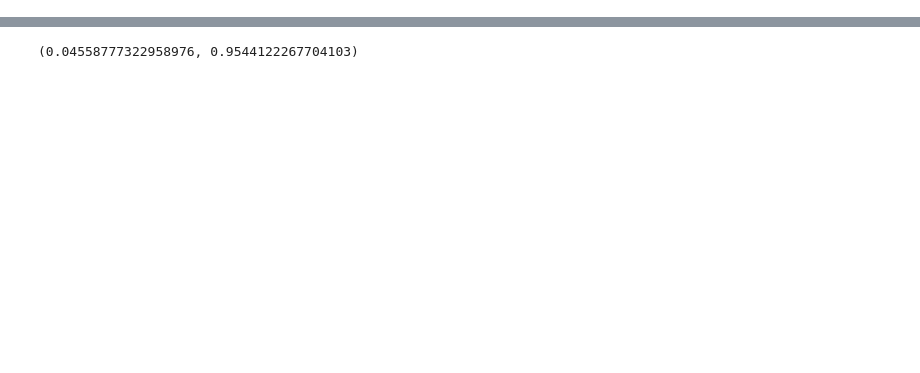
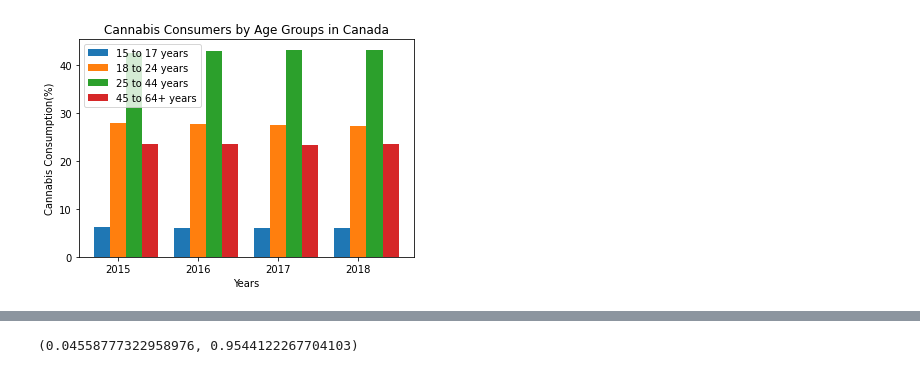
Before and after one commit to MattDavies1/Data-Bootcamp-Project, a Jupyter notebook: alc_cannabis_consumption.ipynb, the cells around one changed output, grey strips where cells are left out. Drawn from its saved outputs; the diff is of its cells as text; code cells hidden in the pictures; blank space fills up the shorter version.

```diff
--- a/alc_cannabis_consumption.ipynb
+++ b/alc_cannabis_consumption.ipynb
@@ -311,0 +197,5 @@ cc = sts.pearsonr(merge3_df["Cannabis Consumers Population (%)"],merge3_df["Heav
+# %%
+#create a df for total individuals who consume cannabis
+reduced_can_df
+total_pop_can = reduced_can_df.loc[reduced_can_df["Age group"]=="15 years and over",["Year","Value"]]
+total_pop_can
@@ -311,0 +208,10 @@ cc = sts.pearsonr(merge3_df["Cannabis Consumers Population (%)"],merge3_df["Heav
+# %%
+# group by year and age group
+can_groupby_df = reduced_can_df.groupby(["Year","Age group"]).sum()
+can_groupby_df = can_groupby_df.reset_index()
+# merge cannabis df with total df and clean up data
+merge_can = pd.merge(can_groupby_df,total_pop_can,on="Year",how="outer")
+cannabis_df = merge_can.rename(columns={"Value_x":"Cannabis Consumers","Value_y":"Total Cannabis Consumers"})
+cannabis_df["Percent of age group"] = round((cannabis_df["Cannabis Consumers"]/cannabis_df["Total Cannabis Consumers"])*100,2)
+cannabis_df=cannabis_df.loc[cannabis_df["Age group"]!="15 years and over"].reset_index().drop(columns="index")
+cannabis_df
@@ -311,0 +248,15 @@ cc = sts.pearsonr(merge3_df["Cannabis Consumers Population (%)"],merge3_df["Heav
+# %%
+#plot bar graph
+plt.bar(bar1,teen["Percent of age group"],w,label="15 to 17 years")
+plt.bar(bar2,young_adults["Percent of age group"],w,label="18 to 24 years")
+plt.bar(bar3,mid_adults["Percent of age group"],w,label="25 to 44 years")
+plt.bar(bar4,older_adults["Percent of age group"],w,label="45 to 64+ years")
+plt.legend(loc="best")
+plt.xticks(bar1+w,x)
+plt.ylabel("Cannabis Consumption(%)")
+plt.xlabel("Years")
+plt.title("Cannabis Consumers by Age Groups in Canada")
+plt.savefig("Output_data/cannabis.png")
+plt.show()
+# %% [output]
+[figure, added]
```
Also changed, not shown: parts of 43 cells of this notebook, 19 other files.
